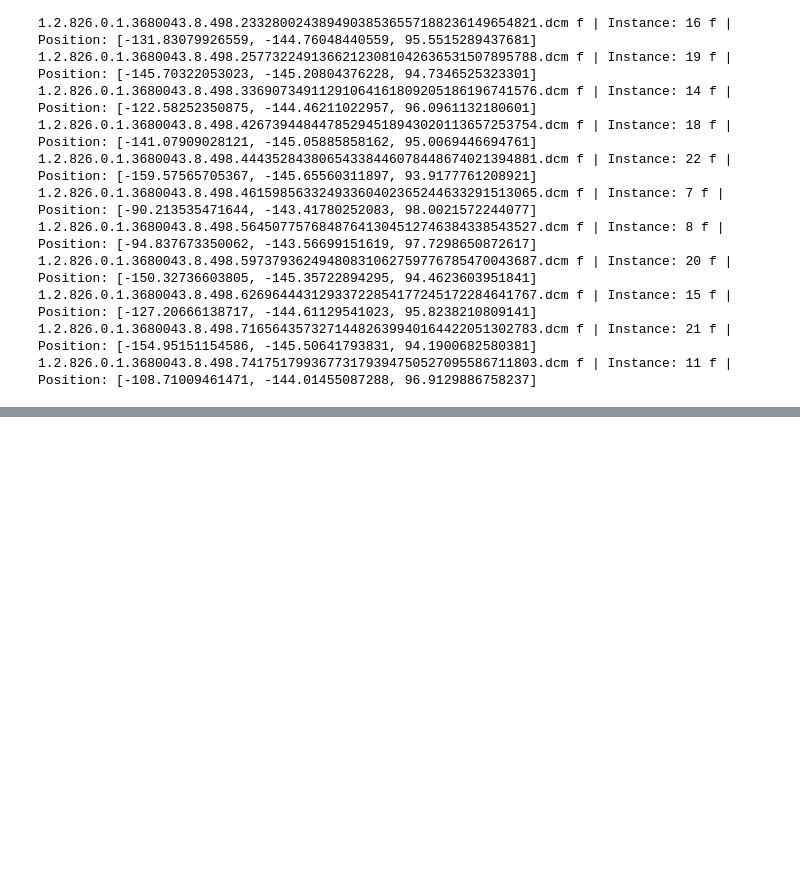
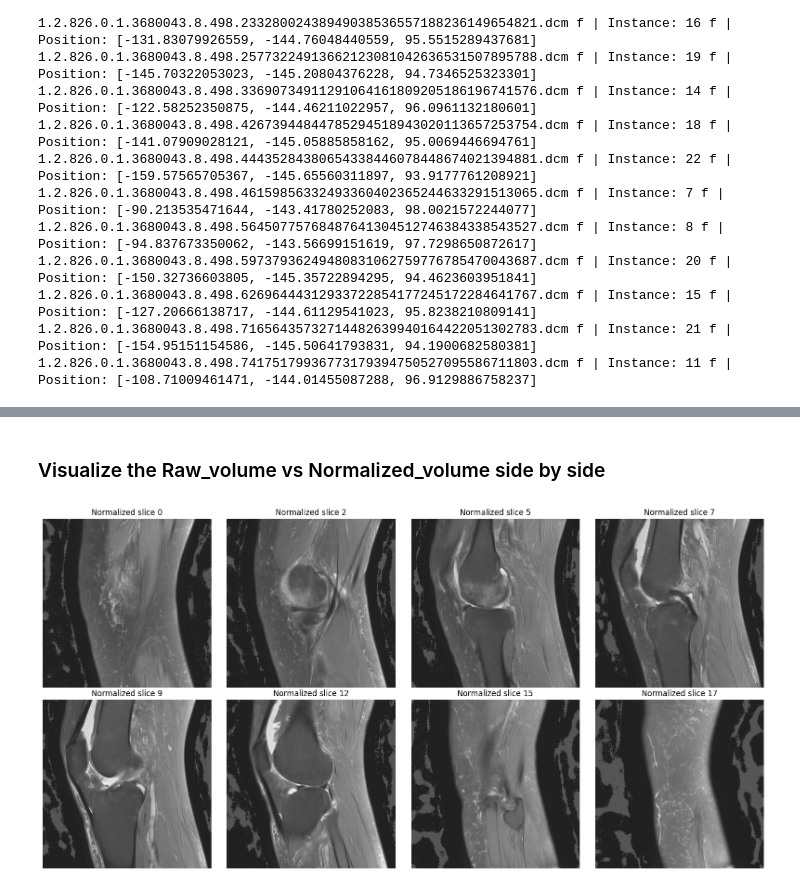
Before and after one commit to sirohi-ml/Image_Detection_from_scratch, a Jupyter notebook: 12_RSNA_data_exploration.ipynb, the cells around one changed output, grey strips where cells are left out. Cells and saved outputs as stored; diff of their text form; code cells hidden in the pictures; blank space fills up the shorter version.

```diff
--- a/12_RSNA_data_exploration.ipynb
+++ b/12_RSNA_data_exploration.ipynb
@@ -543,0 +839,9 @@ for f in files_on_disk:
+# %%
+normalized_volume = np.zeros_like(volume, dtype=np.float32)   # create an empty normalized volume
+                                                              # same shape as volume, but filled with zeros
+
+mask = volume > 0                                             # created as boolean mask: True if intensity > 0, False otherwise
+
+normalized_volume[mask] = (                                   # z-score normalization
+    volume[mask].astype(np.float32) - mean_intensity
+)/std_intensity
@@ -543,0 +858,25 @@ for f in files_on_disk:
+# %% [markdown]
+### Visualize the Raw_volume vs Normalized_volume side by side
+# %%
+fig, axes = plt.subplots(2,4, figsize=(16,8))           # we have a 'fig' = overall figure and
+                                                        # a collection of 'axes' = the individual places we can plot
+
+indices = [0, 2, 5, 7, 9, 12, 15, 17]
+
+for ax, idx in zip(axes.ravel(), indices):      # currently  axes is 2D i.e. 2 rows x 4 colums,
+                                                # we unravel or flatten this 2D array into 1D
+                                                # shape changes from (2,8) to (8,)
+                                                # because we want to loop through the 8 plotting areas one after another
+                                                # axes.ravel() gives [A,B,C....H] and indices gives [0, 2, .... 17]
+                                                # zip() pair them together (A-0), (B-2)....
+    ax.imshow(normalized_volume[idx], cmap='gray',
+              vmin=-2,
+              vmax=4)
+    ax.set_title(f"Normalized slice {idx}")
+    ax.axis('off')
+
+plt.tight_layout()
+fig.canvas.draw()
+plt.show()
+# %% [output]
+[figure, added]
```
Also changed, not shown: parts of 23 cells of this notebook.
